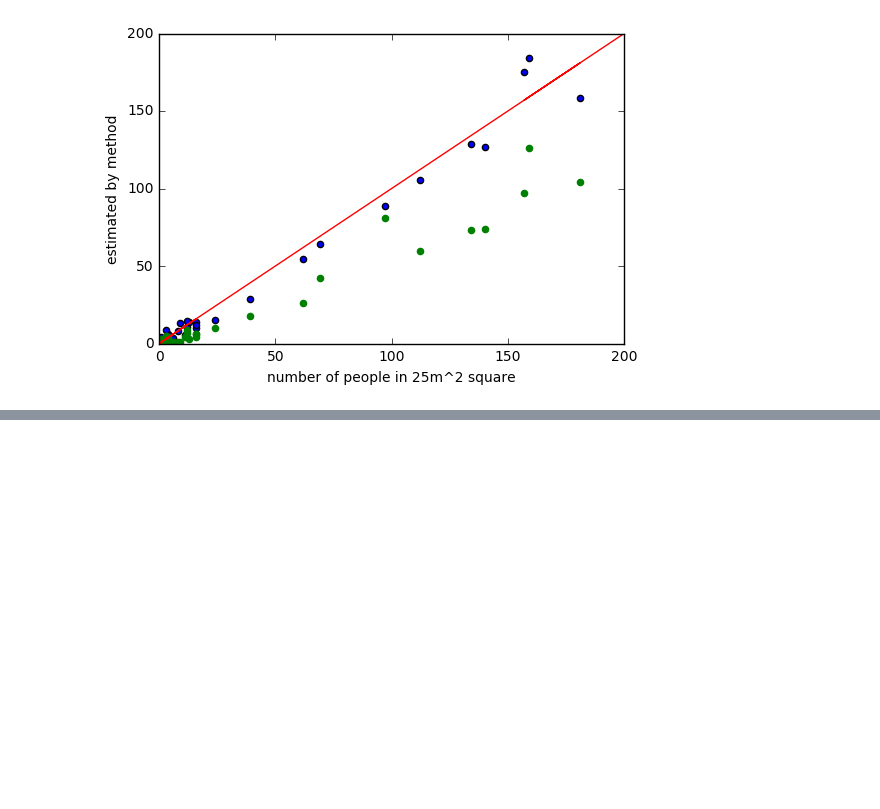
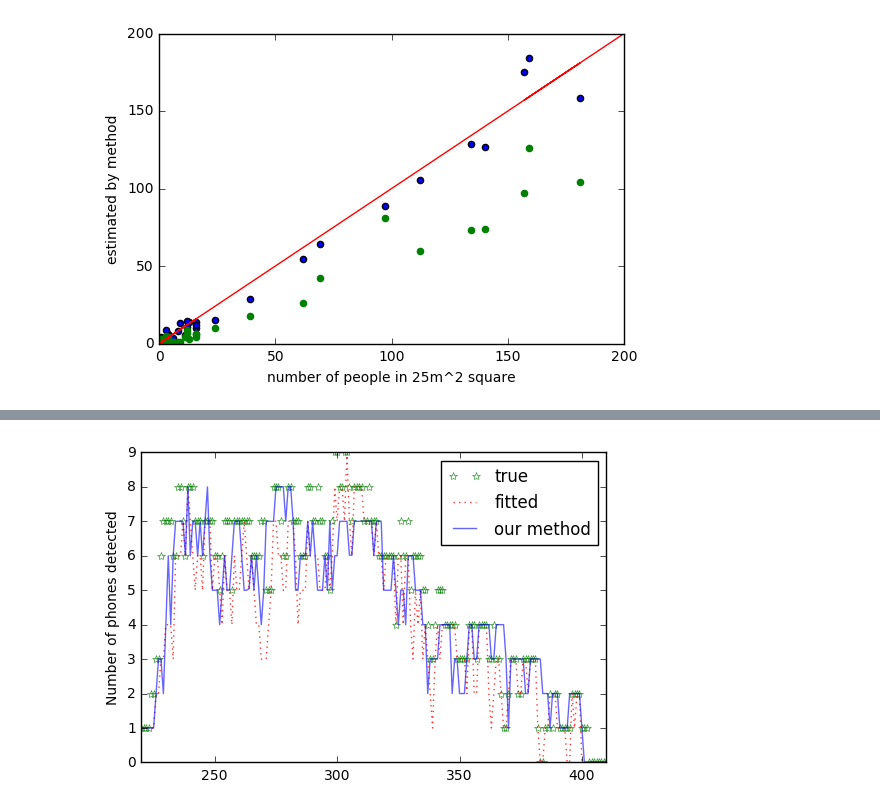
Before and after one commit to ArenA-Crowds/Crowds, a Jupyter notebook: Simulations.ipynb, the cells around one changed output, grey strips where cells are left out. Saved outputs shown, nothing was run; the diff lists cells and outputs as text; code cells hidden in the pictures; blank space fills up the shorter version.

```diff
--- a/Simulations.ipynb
+++ b/Simulations.ipynb
@@ -685,0 +560,9 @@ plt.show()
+# %%
+from operator import add
+total_lists = []
+for i in range(0,3):
+    total_list = list(map (add, lists_down[4:][i] , lists_upper[4:][i]))
+    total_lists.append(total_list)
+plotLists(total_lists, labels[4:])
+# %% [output]
+[figure, added]
```
Also changed, not shown: parts of 66 cells of this notebook.
